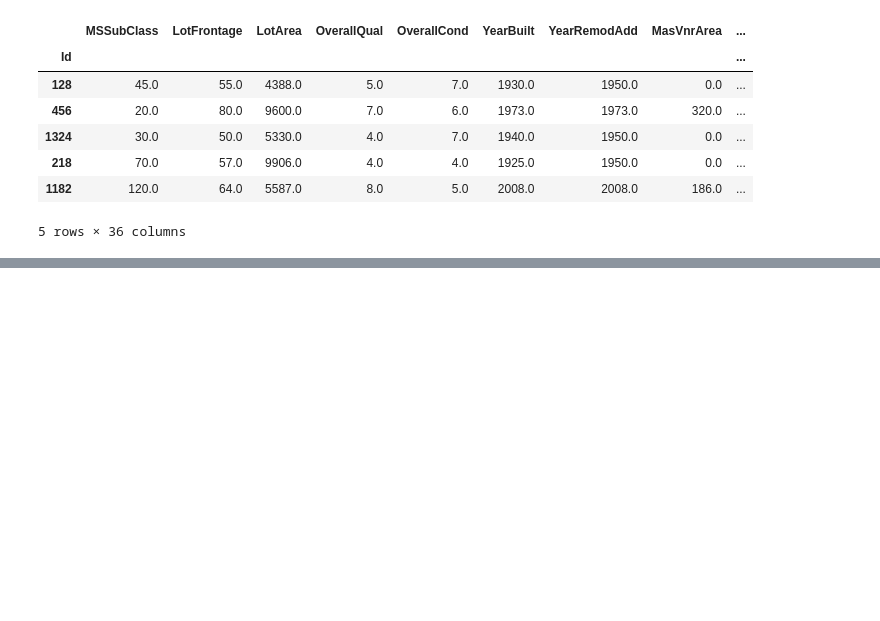
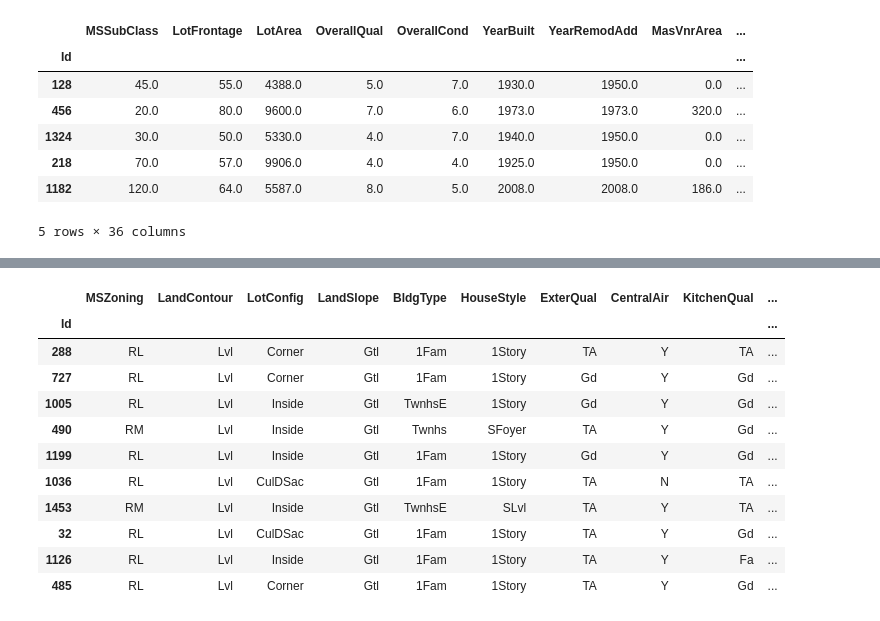
Before and after one commit to georgek2/Home_Prices, a Jupyter notebook: Decision_Tree/model_three.ipynb, the cells around one changed output, grey strips where cells are left out. Saved outputs shown, nothing was run; the diff lists cells and outputs as text; code cells hidden in the pictures; blank space fills up the shorter version.

```diff
--- a/Decision_Tree/model_three.ipynb
+++ b/Decision_Tree/model_three.ipynb
@@ -268,0 +421,15 @@ enc_X_valid = X_valid[categorical_cols].copy()
+# %%
+n_X_t[good_cols].head(10)
+# %% [output]
+|  | MSZoning | LandContour | LotConfig | LandSlope | BldgType | HouseStyle | ExterQual | CentralAir | KitchenQual | ... |
+| Id |  |  |  |  |  |  |  |  |  | ... |
+| 288 | RL | Lvl | Corner | Gtl | 1Fam | 1Story | TA | Y | TA | ... |
+| 727 | RL | Lvl | Corner | Gtl | 1Fam | 1Story | Gd | Y | Gd | ... |
+| 1005 | RL | Lvl | Inside | Gtl | TwnhsE | 1Story | Gd | Y | Gd | ... |
+| 490 | RM | Lvl | Inside | Gtl | Twnhs | SFoyer | TA | Y | Gd | ... |
+| 1199 | RL | Lvl | Inside | Gtl | 1Fam | 1Story | Gd | Y | Gd | ... |
+| 1036 | RL | Lvl | CulDSac | Gtl | 1Fam | 1Story | TA | N | TA | ... |
+| 1453 | RM | Lvl | Inside | Gtl | TwnhsE | SLvl | TA | Y | TA | ... |
+| 32 | RL | Lvl | CulDSac | Gtl | 1Fam | 1Story | TA | Y | Gd | ... |
+| 1126 | RL | Lvl | Inside | Gtl | 1Fam | 1Story | TA | Y | Fa | ... |
+| 485 | RL | Lvl | Corner | Gtl | 1Fam | 1Story | TA | Y | Gd | ... |
```
Also changed, not shown: parts of 14 cells of this notebook, 1 other file.
